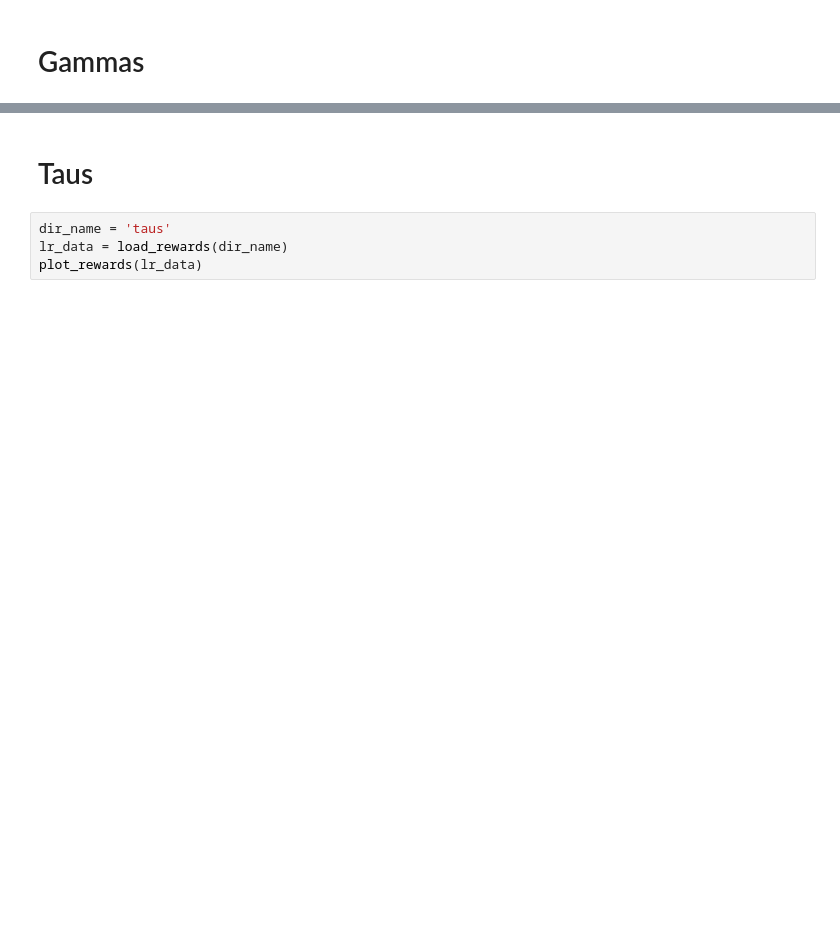
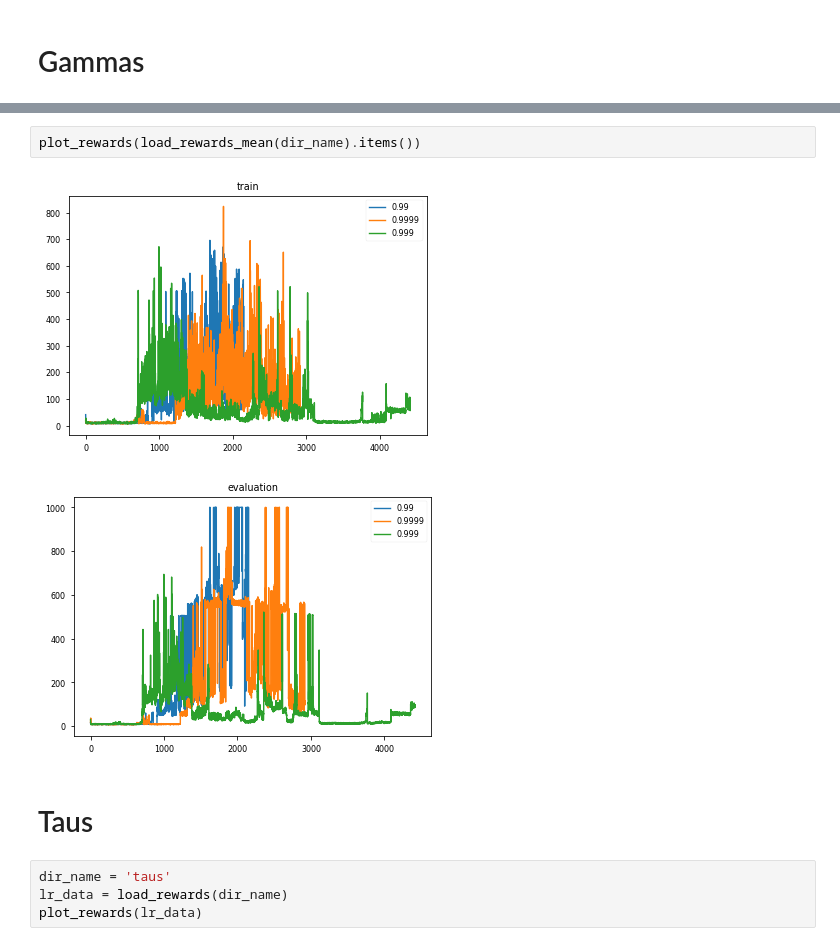
Before and after one commit to nicoring/RoBonjwa, a Jupyter notebook: notebooks/baseline-experiment-analysis.ipynb, the cells around one changed output, grey strips where cells are left out. Saved outputs shown, nothing was run; the diff lists cells and outputs as text; blank space fills up the shorter version.

```diff
--- a/notebooks/baseline-experiment-analysis.ipynb
+++ b/notebooks/baseline-experiment-analysis.ipynb
@@ -50,3 +83,8 @@ plot_rewards(lr_data)
+# %%
+plot_rewards(load_rewards_mean(dir_name).items())
+# %% [output]
+[figure, added]
+[figure, added]
 # %% [markdown]
 # Taus
 # %%
```
Also changed, not shown: parts of 10 cells of this notebook.
